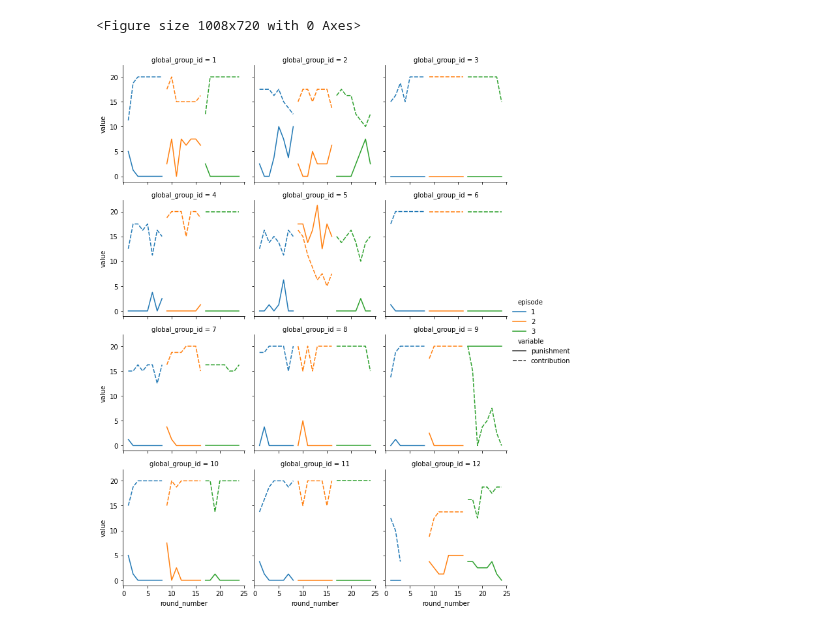
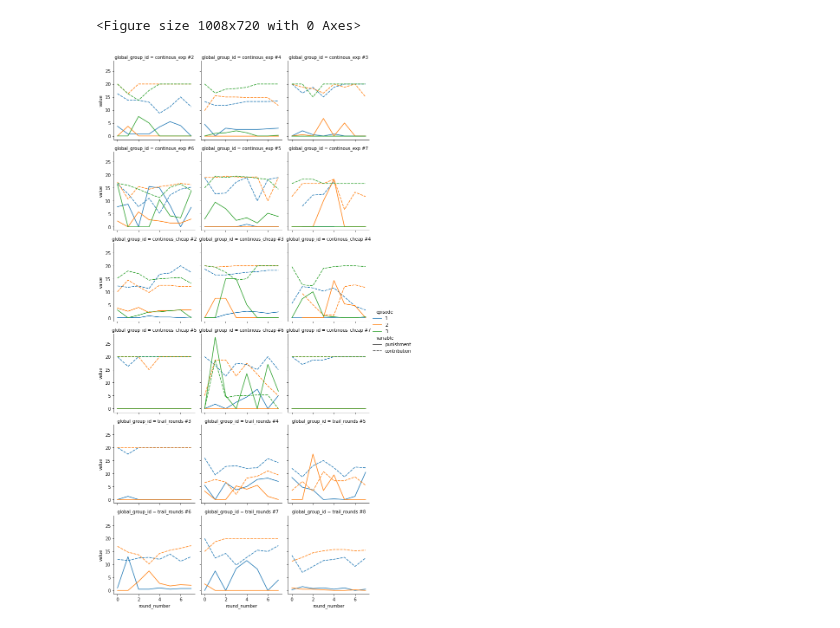
Before and after one commit to center-for-humans-and-machines/algorithmic-institutions, a Jupyter notebook: notebooks/exploration.ipynb, the cells around one changed output. Cells and saved outputs as stored; diff of their text form; code cells hidden in the pictures.

```diff
--- a/notebooks/exploration.ipynb
+++ b/notebooks/exploration.ipynb
@@ -72,25 +110,34 @@ rename = {
     'group.total_punishment': 'total_punishment',
     'episode': 'episode',
     'experiment_name': 'experiment_name',
-    'player.role': 'player_role'
+    'player.role': 'player_role',
+    'player.payoff': 'payoff',
+    'experiment_pool': 'experiment_pool'
 }
 
 df['episode'] = (df['subsession.round_number'] - 1) // 8 + 1
+
 
 df['player.punishment'] = df.apply(get_punishment, axis=1)
 
 df = df[rename.keys()]
 df = df.rename(columns=rename)
-dft = dft[dft['page_name'] == 'Results']
-merge_on = ['experiment_name', 'round_number', 'participant_code']
-df = df.merge(dft[merge_on + ['epoch_time_completed']], on=merge_on)
 
-df['group_started'] = df.groupby(['group_id', 'session'])['epoch_time_completed'].transform('min')
-df['global_group_id'] = df['group_started'].rank(method='dense').astype(int)
+df['round_number'] = df['round_number'] % 8
+# dft = dft[dft['page_name'] == 'Results']
+# merge_on = ['experiment_name', 'round_number', 'participant_code']
 
-df['time_passed'] = df['epoch_time_completed'] - df.groupby('participant_code')['epoch_time_completed'].transform('min')
-df['group_duration'] = df.groupby('global_group_id')['time_passed'].transform('max')
-df['group_duration_min'] = df['group_duration'] / 60
+df['global_group_id'] = df['experiment_name'] + ' #' + df['group_id'].astype('str')
+
+# df = df.merge(dft[merge_on + ['epoch_time_completed']], on=merge_on, how='left')
+
+
+# df['group_started'] = df.groupby(['group_id', 'session'])['epoch_time_completed'].transform('min')
+# df['global_group_id'] = df['group_started'].rank(method='dense').astype(int)
+
+# df['time_passed'] = df['epoch_time_completed'] - df.groupby('participant_code')['epoch_time_completed'].transform('min')
+# df['group_duration'] = df.groupby('global_group_id')['time_passed'].transform('max')
+# df['group_duration_min'] = df['group_duration'] / 60
 # %%
 groupby = ['global_group_id', 'round_number']
 
@@ -106,21 +153,23 @@ df.to_csv(os.path.join(folder, f'{merge_file}_player_round.csv'))
 # %%
 plt.figure(figsize=(14,10))
 
 dfm = df.melt(
-    id_vars=['global_group_id', 'round_number', 'participant_code', 'episode','group_duration_min', 'experiment_name'],
+    id_vars=['global_group_id', 'round_number', 'participant_code', 'episode', 'experiment_name', 'experiment_pool'],
     value_vars=['punishment', 'contribution'])
 
 dfm['episode'] = dfm['episode'].astype(str)
 
+where = (dfm['experiment_name'].isin(['continous_cheap', 'continous_exp', 'trail_rounds']))
+
 g = sns.relplot(
-    data=dfm,
+    data=dfm[where],
     x="round_number", y="value", col='global_group_id', hue='episode',
     style='variable',
     kind="line", ci=None,
     col_wrap=3, height=3, aspect=1,
 
 )
 plt.savefig(os.path.join(plot_folder, 'temporal.jpg'), dpi=300, transparent=False)
 # %% [output]
 <Figure size 1008x720 with 0 Axes>
-[figure, old version]
+[figure, new version]
```
Also changed, not shown: parts of 22 cells of this notebook, 11 other files.
